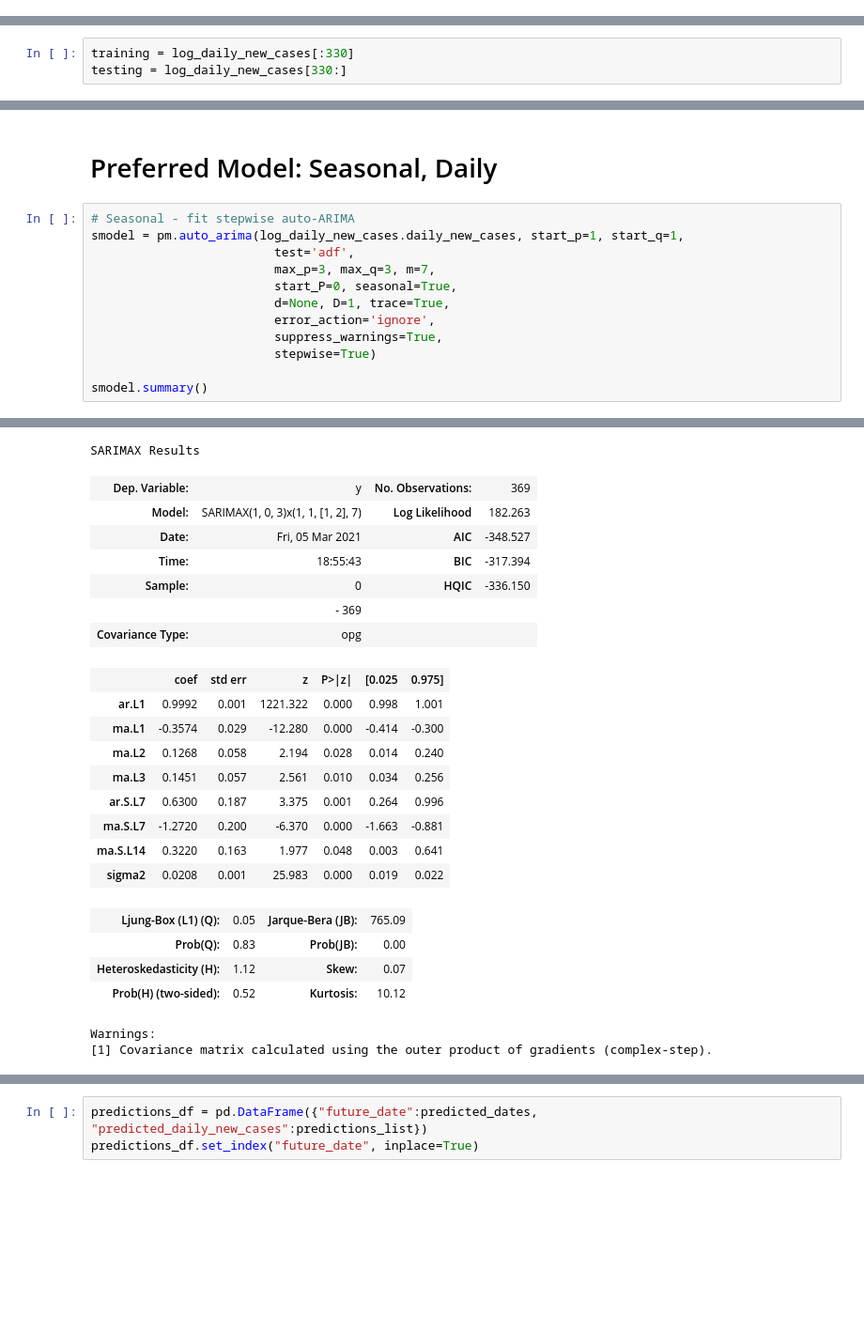
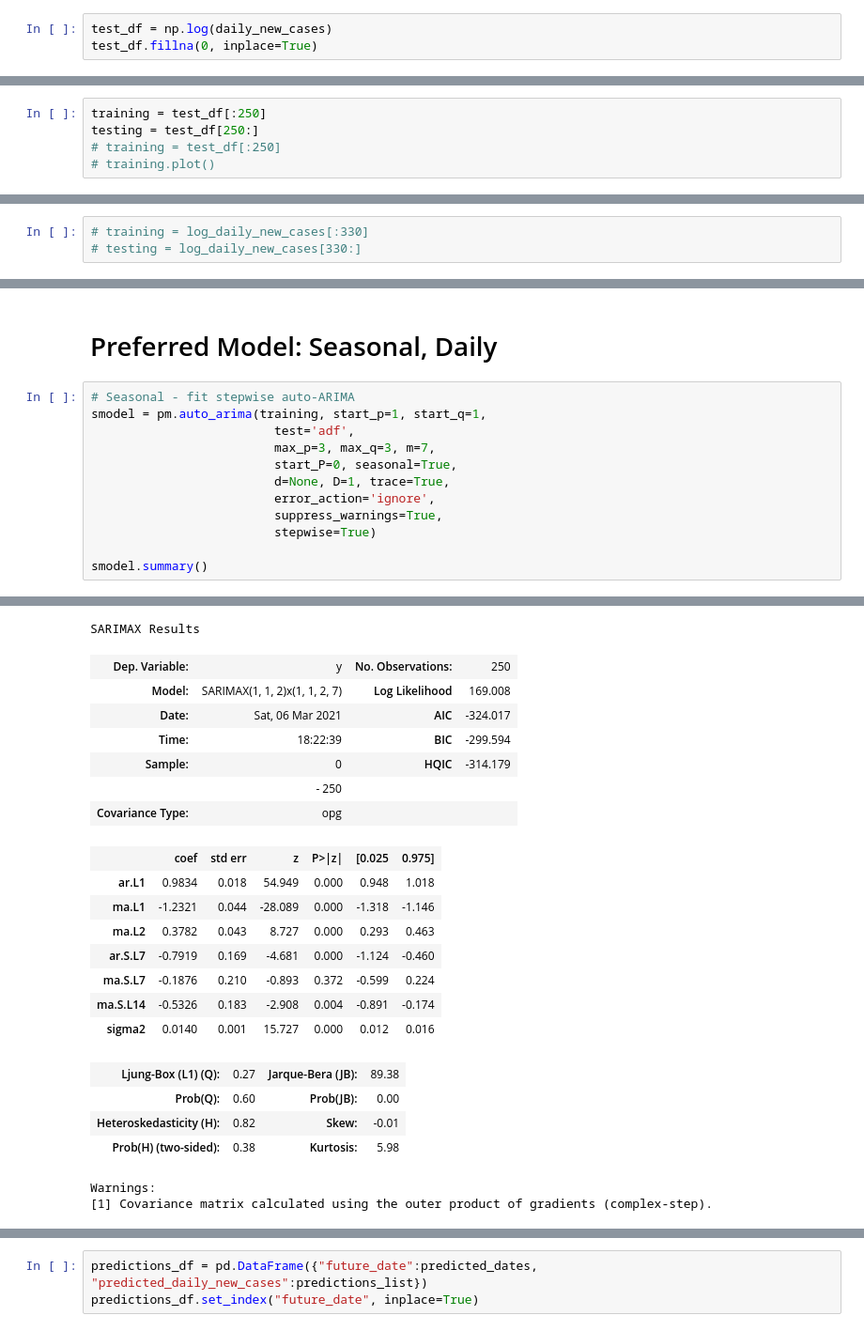
Before and after one commit to CCom20/covid-ml-application, a Jupyter notebook: notebooks/machine_learning_sandbox.ipynb, the cells around one changed output, grey strips where cells are left out. Shown at 94% size. Saved outputs shown, nothing was run; the diff lists cells and outputs as text; blank space fills up the shorter version.

Commit message:
found sarima parameters

```diff
--- a/notebooks/machine_learning_sandbox.ipynb
+++ b/notebooks/machine_learning_sandbox.ipynb
@@ -61,0 +83,3 @@ plot_pacf(log_daily_new_cases)
+# %%
+test_df = np.log(daily_new_cases)
+test_df.fillna(0, inplace=True)
@@ -68,0 +106,5 @@ p-value: 0.01402251976095639
+# %%
+training = test_df[:250]
+testing = test_df[250:]
+# training = test_df[:250]
+# training.plot()
@@ -127,4 +174,4 @@ model_1_pred[0]
 # %%
-training = log_daily_new_cases[:330]
-testing = log_daily_new_cases[330:]
+# training = log_daily_new_cases[:330]
+# testing = log_daily_new_cases[330:]
 # %%
@@ -207,7 +337,7 @@ pd.DataFrame(np.expm1(predictions)).plot()
 # Preferred Model: Seasonal, Daily
 # %%
 # Seasonal - fit stepwise auto-ARIMA
-smodel = pm.auto_arima(log_daily_new_cases.daily_new_cases, start_p=1, start_q=1,
+smodel = pm.auto_arima(training, start_p=1, start_q=1,
                          test='adf',
                          max_p=3, max_q=3, m=7,
                          start_P=0, seasonal=True,
@@ -238,24 +368,23 @@ Total fit time: 74.943 seconds
 SARIMAX Results
-| Dep. Variable: | y | No. Observations: | 369 |
-| Model: | SARIMAX(1, 0, 3)x(1, 1, [1, 2], 7) | Log Likelihood | 182.263 |
-| Date: | Fri, 05 Mar 2021 | AIC | -348.527 |
-| Time: | 18:55:43 | BIC | -317.394 |
-| Sample: | 0 | HQIC | -336.150 |
-|  | - 369 |  |  |
+| Dep. Variable: | y | No. Observations: | 250 |
+| Model: | SARIMAX(1, 1, 2)x(1, 1, 2, 7) | Log Likelihood | 169.008 |
+| Date: | Sat, 06 Mar 2021 | AIC | -324.017 |
+| Time: | 18:22:39 | BIC | -299.594 |
+| Sample: | 0 | HQIC | -314.179 |
+|  | - 250 |  |  |
 | Covariance Type: | opg |  |  |
 |  | coef | std err | z | P>|z| | [0.025 | 0.975] |
-| ar.L1 | 0.9992 | 0.001 | 1221.322 | 0.000 | 0.998 | 1.001 |
-| ma.L1 | -0.3574 | 0.029 | -12.280 | 0.000 | -0.414 | -0.300 |
-| ma.L2 | 0.1268 | 0.058 | 2.194 | 0.028 | 0.014 | 0.240 |
-| ma.L3 | 0.1451 | 0.057 | 2.561 | 0.010 | 0.034 | 0.256 |
-| ar.S.L7 | 0.6300 | 0.187 | 3.375 | 0.001 | 0.264 | 0.996 |
-| ma.S.L7 | -1.2720 | 0.200 | -6.370 | 0.000 | -1.663 | -0.881 |
-| ma.S.L14 | 0.3220 | 0.163 | 1.977 | 0.048 | 0.003 | 0.641 |
-| sigma2 | 0.0208 | 0.001 | 25.983 | 0.000 | 0.019 | 0.022 |
+| ar.L1 | 0.9834 | 0.018 | 54.949 | 0.000 | 0.948 | 1.018 |
+| ma.L1 | -1.2321 | 0.044 | -28.089 | 0.000 | -1.318 | -1.146 |
+| ma.L2 | 0.3782 | 0.043 | 8.727 | 0.000 | 0.293 | 0.463 |
+| ar.S.L7 | -0.7919 | 0.169 | -4.681 | 0.000 | -1.124 | -0.460 |
+| ma.S.L7 | -0.1876 | 0.210 | -0.893 | 0.372 | -0.599 | 0.224 |
+| ma.S.L14 | -0.5326 | 0.183 | -2.908 | 0.004 | -0.891 | -0.174 |
+| sigma2 | 0.0140 | 0.001 | 15.727 | 0.000 | 0.012 | 0.016 |
-| Ljung-Box (L1) (Q): | 0.05 | Jarque-Bera (JB): | 765.09 |
-| Prob(Q): | 0.83 | Prob(JB): | 0.00 |
-| Heteroskedasticity (H): | 1.12 | Skew: | 0.07 |
-| Prob(H) (two-sided): | 0.52 | Kurtosis: | 10.12 |
+| Ljung-Box (L1) (Q): | 0.27 | Jarque-Bera (JB): | 89.38 |
+| Prob(Q): | 0.60 | Prob(JB): | 0.00 |
+| Heteroskedasticity (H): | 0.82 | Skew: | -0.01 |
+| Prob(H) (two-sided): | 0.38 | Kurtosis: | 5.98 |
 Warnings:
 [1] Covariance matrix calculated using the outer product of gradients (complex-step).
 # %%
```
Also changed, not shown: parts of 55 cells of this notebook.
